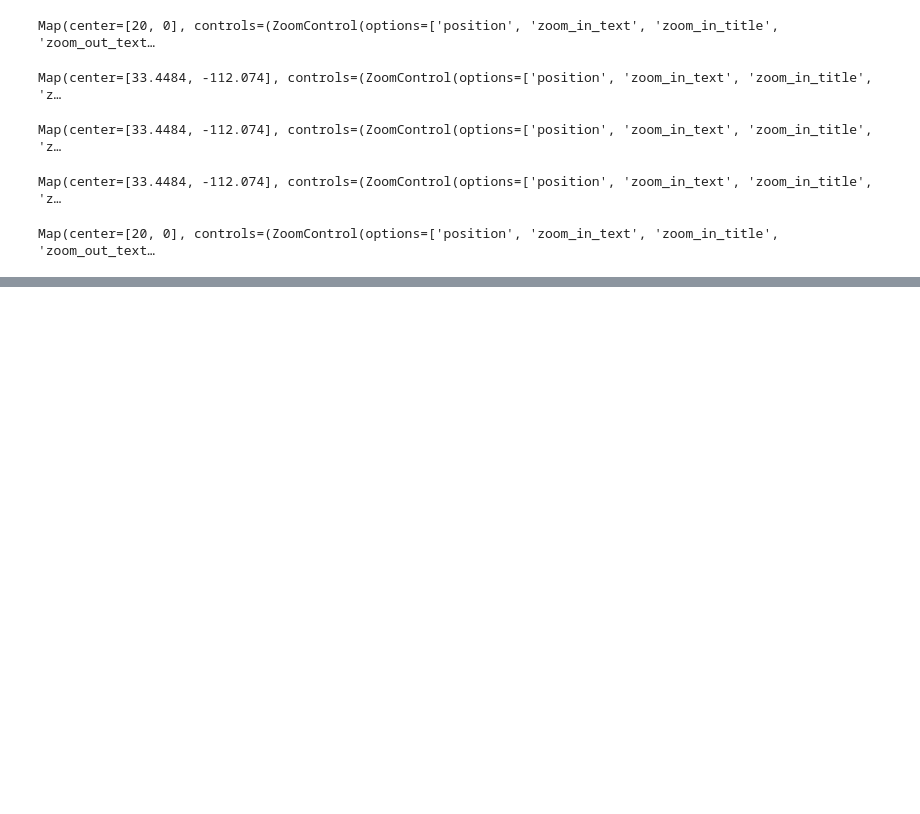
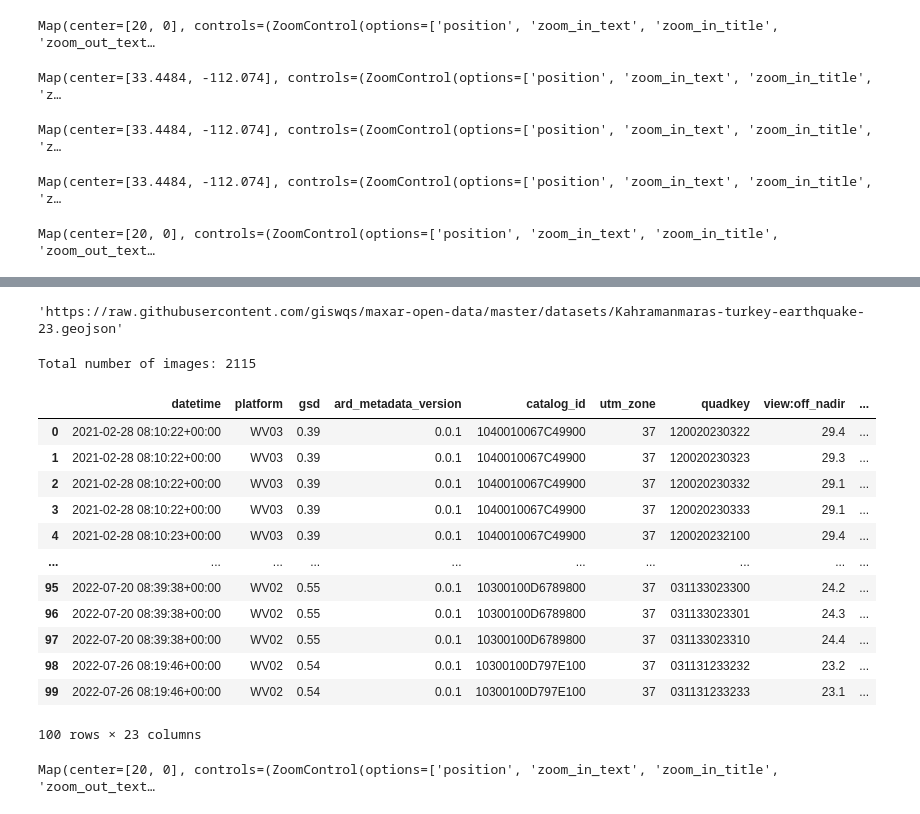
Before and after one commit to arjavrawal/gis322, a Jupyter notebook: lecture6_advancedvisualization/lecture6_advancedvisualization.ipynb, the cells around one changed output, grey strips where cells are left out. Cells and saved outputs as stored; diff of their text form; code cells hidden in the pictures; blank space fills up the shorter version.

```diff
--- a/lecture6_advancedvisualization/lecture6_advancedvisualization.ipynb
+++ b/lecture6_advancedvisualization/lecture6_advancedvisualization.ipynb
@@ -121,0 +200,32 @@ Map(center=[20, 0], controls=(ZoomControl(options=['position', 'zoom_in_text', '
+# %%
+collection = "Kahramanmaras-turkey-earthquake-23"
+url = leafmap.maxar_collection_url(collection, dtype="geojson")
+url
+# %% [output]
+'https://raw.githubusercontent.com/giswqs/maxar-open-data/master/datasets/Kahramanmaras-turkey-earthquake-23.geojson'
+# %%
+gdf = leafmap.read_vector(url)
+print(f"Total number of images: {len(gdf)}")
+gdf.head(100)
+# %% [output]
+Total number of images: 2115
+|  | datetime | platform | gsd | ard_metadata_version | catalog_id | utm_zone | quadkey | view:off_nadir | ... |
+| 0 | 2021-02-28 08:10:22+00:00 | WV03 | 0.39 | 0.0.1 | 1040010067C49900 | 37 | 120020230322 | 29.4 | ... |
+| 1 | 2021-02-28 08:10:22+00:00 | WV03 | 0.39 | 0.0.1 | 1040010067C49900 | 37 | 120020230323 | 29.3 | ... |
+| 2 | 2021-02-28 08:10:22+00:00 | WV03 | 0.39 | 0.0.1 | 1040010067C49900 | 37 | 120020230332 | 29.1 | ... |
+| 3 | 2021-02-28 08:10:22+00:00 | WV03 | 0.39 | 0.0.1 | 1040010067C49900 | 37 | 120020230333 | 29.1 | ... |
+| 4 | 2021-02-28 08:10:23+00:00 | WV03 | 0.39 | 0.0.1 | 1040010067C49900 | 37 | 120020232100 | 29.4 | ... |
+| ... | ... | ... | ... | ... | ... | ... | ... | ... | ... |
+| 95 | 2022-07-20 08:39:38+00:00 | WV02 | 0.55 | 0.0.1 | 10300100D6789800 | 37 | 031133023300 | 24.2 | ... |
+| 96 | 2022-07-20 08:39:38+00:00 | WV02 | 0.55 | 0.0.1 | 10300100D6789800 | 37 | 031133023301 | 24.3 | ... |
+| 97 | 2022-07-20 08:39:38+00:00 | WV02 | 0.55 | 0.0.1 | 10300100D6789800 | 37 | 031133023310 | 24.4 | ... |
+| 98 | 2022-07-26 08:19:46+00:00 | WV02 | 0.54 | 0.0.1 | 10300100D797E100 | 37 | 031131233232 | 23.2 | ... |
+| 99 | 2022-07-26 08:19:46+00:00 | WV02 | 0.54 | 0.0.1 | 10300100D797E100 | 37 | 031131233233 | 23.1 | ... |
+100 rows × 23 columns
+# %%
+m = leafmap.Map()
+m.add_basemap("Esri.WorldImagery")
+m.add_gdf(gdf, layer_name="Footprints", zoom_to_layer=True)
+m
+# %% [output]
+Map(center=[20, 0], controls=(ZoomControl(options=['position', 'zoom_in_text', 'zoom_in_title', 'zoom_out_text…
```
Also changed, not shown: parts of 22 cells of this notebook.
